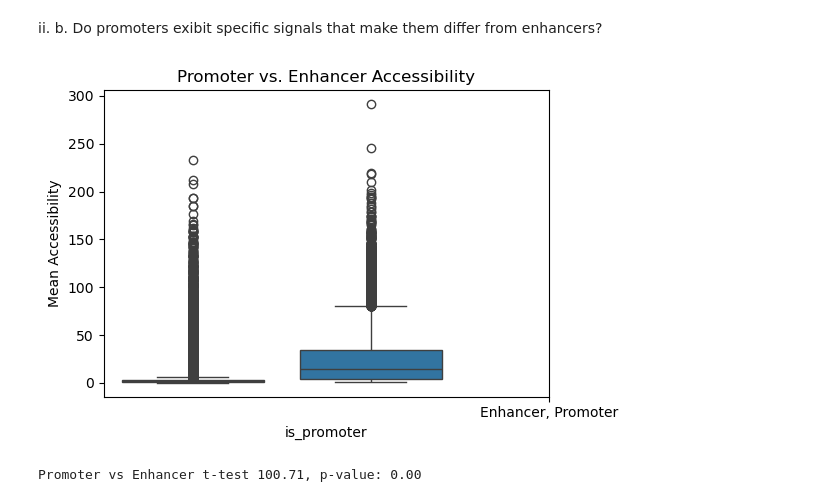
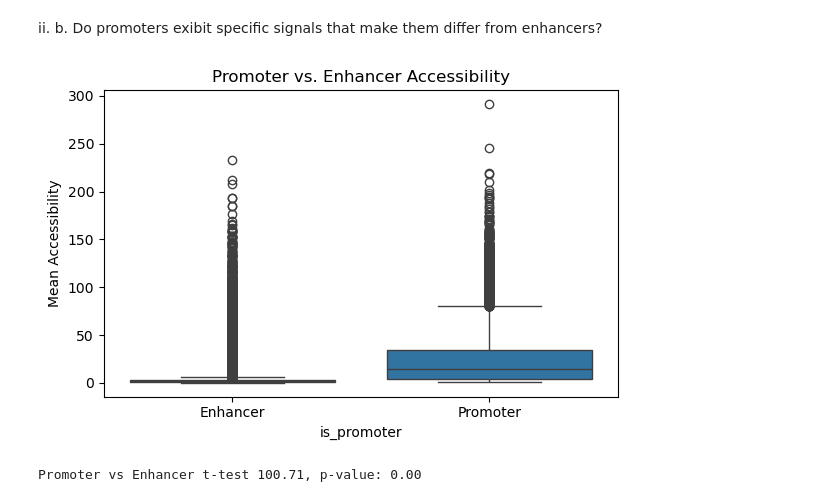
Before and after one commit to Topic2-Gene-Regulation-Immune-Cells/ILC-cells-Team4, a Jupyter notebook: 02_tss_analysis.ipynb, the cells around one changed output. Drawn from its saved outputs; the diff is of its cells as text; code cells hidden in the pictures.

Commit message:
prettier plots

```diff
--- a/02_tss_analysis.ipynb
+++ b/02_tss_analysis.ipynb
@@ -167,13 +167,13 @@ ii. b. Do promoters exibit specific signals that make them differ from enhancers
 # %%
 plt.figure(figsize=(6,4))
 sns.boxplot(x="is_promoter", y ="mean_access", data=dataset)
-plt.xticks(["Enhancer, Promoter"])
+plt.xticks([0,1], ["Enhancer", "Promoter"])
 plt.ylabel("Mean Accessibility")
 plt.title("Promoter vs. Enhancer Accessibility")
 plt.tight_layout()
 plt.show()
 # %% [output]
-[figure, old version]
+[figure, new version]
 # %%
 prom_vals = dataset.loc[dataset.is_promoter, "mean_access"].dropna()
 enh_vals = dataset.loc[~dataset.is_promoter, "mean_access"].dropna()
```
Also changed, not shown: parts of 2 cells of this notebook.
